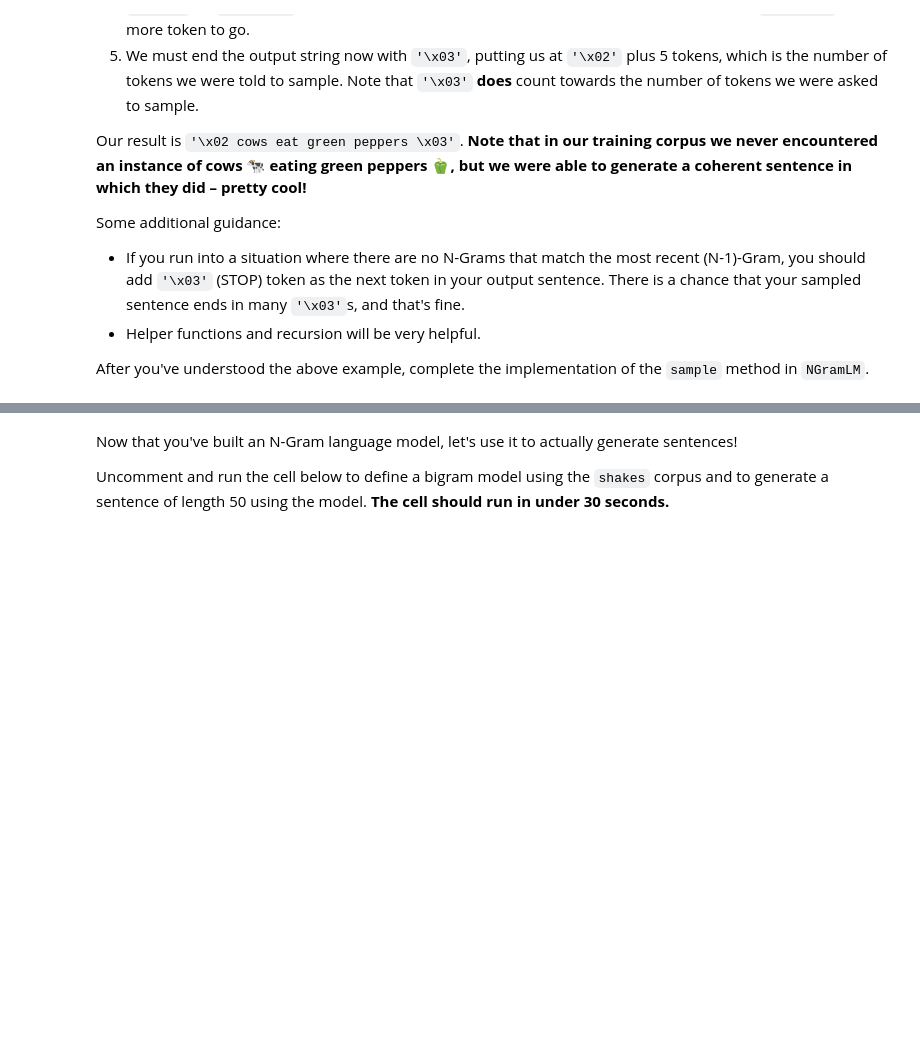
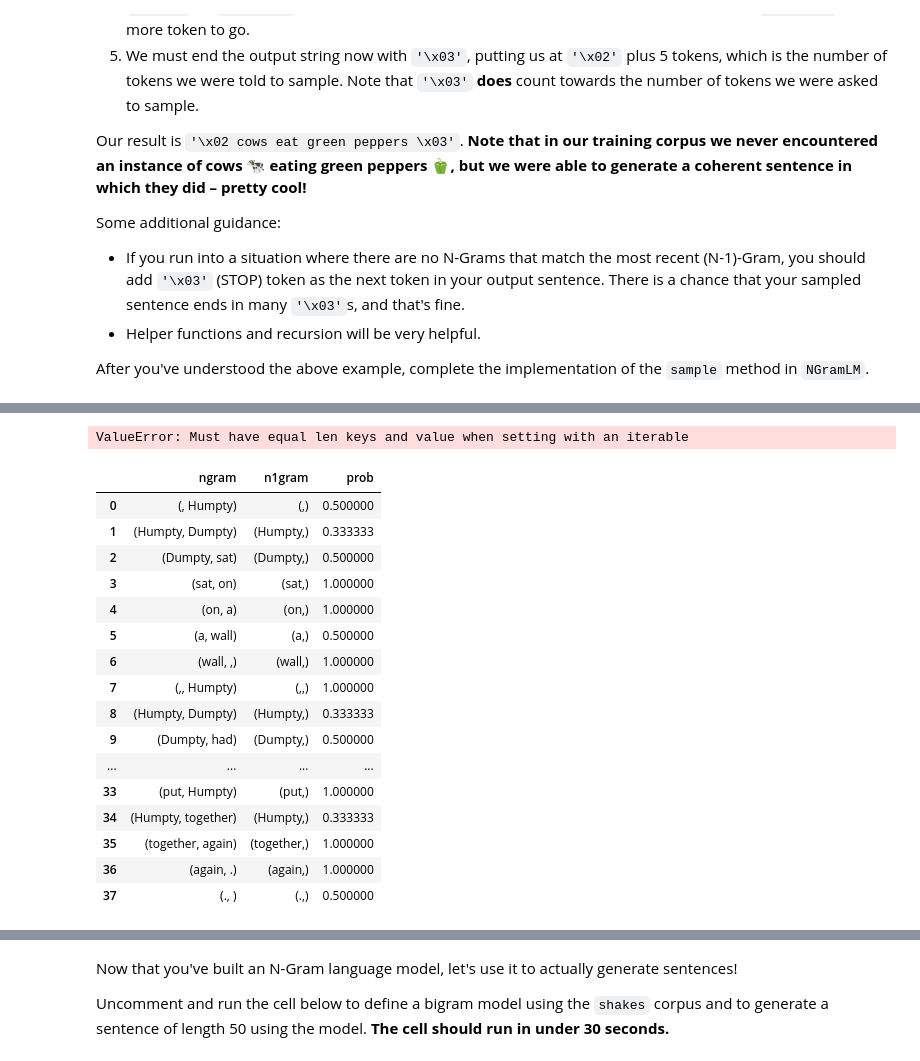
Before and after one commit to zaki1503/dsc80-2022-fa, a Jupyter notebook: projects/04-language_models/assignment/project.ipynb, the cells around one changed output, grey strips where cells are left out. Saved outputs shown, nothing was run; the diff lists cells and outputs as text; code cells hidden in the pictures; blank space fills up the shorter version.

````diff
--- a/projects/04-language_models/assignment/project.ipynb
+++ b/projects/04-language_models/assignment/project.ipynb
@@ -140,0 +226,17 @@ should tokenize to:
+# %%
+test_fp = os.path.join('data', 'test.txt')
+test = open(test_fp, encoding='utf-8').read()
+
+
+pretoken = test.split(' ')
+tokens = ["\x02"]
+
+test = re.sub(pattern="\n{2,}", repl=" \x03 \x02 ", string= test)
+test = re.sub(r"([\W]+|[^\w/'+$\s-]+)\s*", r" \1 ", string= test)
+test = re.sub(pattern="\n", repl=" ", string= test)
+test = re.sub(pattern="[.]", repl= " . ", string= test)
+
+tokens.extend(test.split())
+tokens.append("\x03")
+
+'(' in tokens
@@ -255,0 +564,4 @@ The starter code contains a class `UniformLM` which represents a uniform languag
+# %%
+M = 5
+
+' '.join(list(np.random.choice(a = out.index, p= out.values, size=M)))
@@ -255,0 +570,9 @@ The starter code contains a class `UniformLM` which represents a uniform languag
+# %%
+words = (tuple(['again','had']))
+
+if all(i in hidden_unif.mdl.index for i in set(words)):
+        out =  np.prod([hidden_unif.mdl[word] for word in words])
+else:
+        out=  0
+
+out
@@ -457,3 +813,15 @@ Complete the implementation of the `create_ngrams` method of the `NGramLM` class
 ```
 
 Make sure you understand the above behavior before implementing `create_ngrams`.
+# %%
+corpus = 'when I eat pizza, I smile, but when I drink Coke, my stomach hurts'
+tokens = tokenize(corpus)
+tokens
+
+N=3
+
+out = []
+for i in range(len(tokens)-N+1):
+    out.append(tuple(tokens[i:i+N]))
+
+out
@@ -676,3 +1429,30 @@ out_5a1 = ngram.create_ngrams(tokens)
 out_5b1 = ngram.mdl
 out_5c1 = ngram
 out_5d1 = ngram.sample(500)
+# %%
+df = out_5b1
+dupes = df[df.duplicated()]
+dupes.iloc["prob"] = dupes["prob"]*2
+df = df.drop_duplicates(keep=False)
+# %% [output]
+ValueError: Must have equal len keys and value when setting with an iterable
+# %%
+out_5b1
+# %% [output]
+|  | ngram | n1gram | prob |
+| 0 | (, Humpty) | (,) | 0.500000 |
+| 1 | (Humpty, Dumpty) | (Humpty,) | 0.333333 |
+| 2 | (Dumpty, sat) | (Dumpty,) | 0.500000 |
+| 3 | (sat, on) | (sat,) | 1.000000 |
+| 4 | (on, a) | (on,) | 1.000000 |
+| 5 | (a, wall) | (a,) | 0.500000 |
+| 6 | (wall, ,) | (wall,) | 1.000000 |
+| 7 | (,, Humpty) | (,,) | 1.000000 |
+| 8 | (Humpty, Dumpty) | (Humpty,) | 0.333333 |
+| 9 | (Dumpty, had) | (Dumpty,) | 0.500000 |
+| ... | ... | ... | ... |
+| 33 | (put, Humpty) | (put,) | 1.000000 |
+| 34 | (Humpty, together) | (Humpty,) | 0.333333 |
+| 35 | (together, again) | (together,) | 1.000000 |
+| 36 | (again, .) | (again,) | 1.000000 |
+| 37 | (., ) | (.,) | 0.500000 |
````
Also changed, not shown: parts of 44 cells of this notebook, 11 other files.
